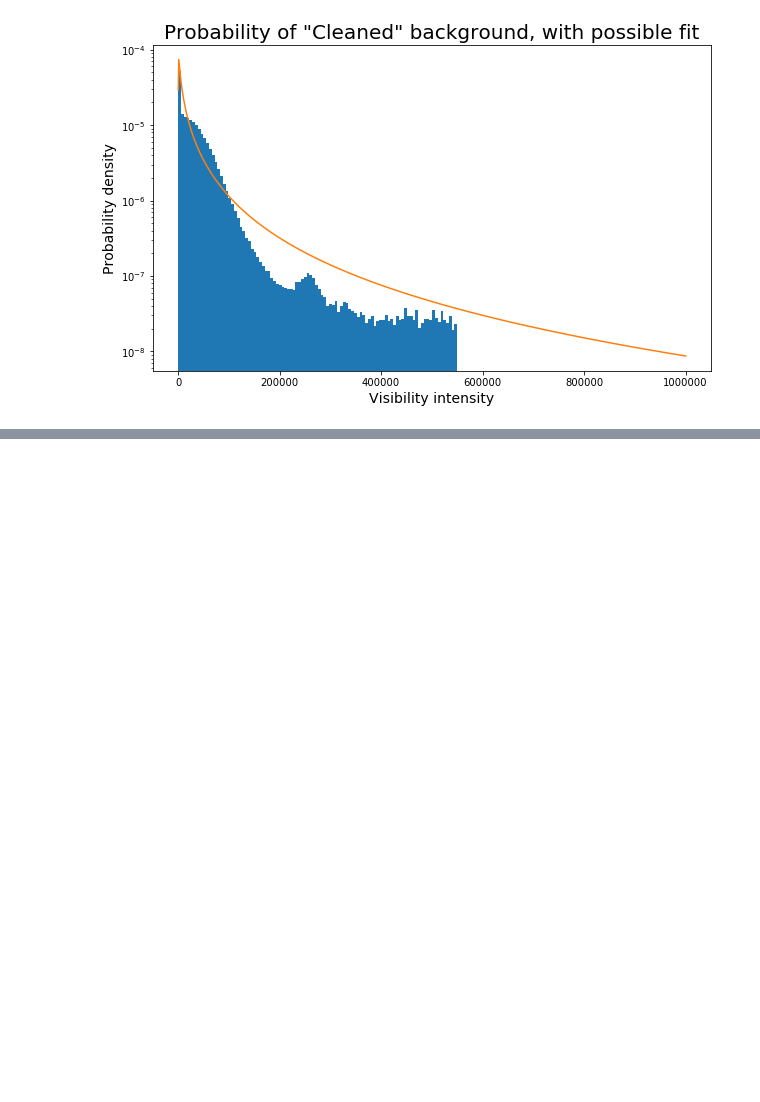
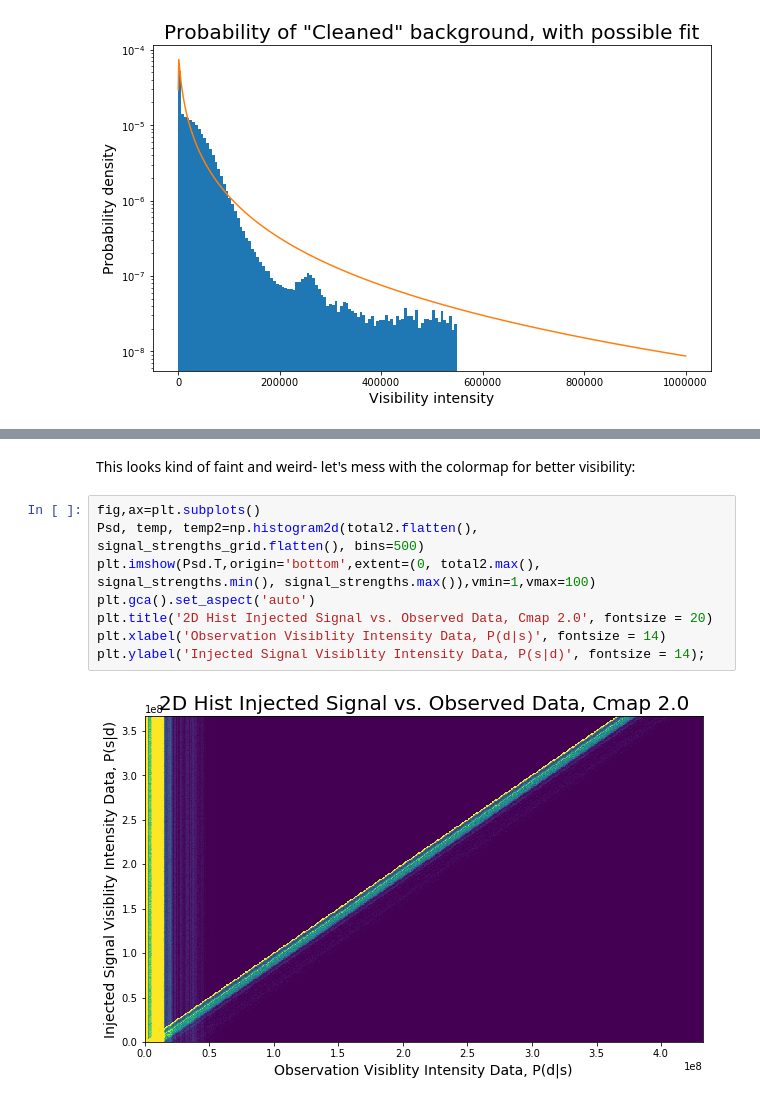
Before and after one commit to maria8ch/Phys434_BigData, a Jupyter notebook: Chernyavskaya_Report6.ipynb, the cells around one changed output, grey strips where cells are left out. Saved outputs shown, nothing was run; the diff lists cells and outputs as text; blank space fills up the shorter version.

```diff
--- a/Chernyavskaya_Report6.ipynb
+++ b/Chernyavskaya_Report6.ipynb
@@ -170,0 +157,12 @@ e) Because lognormal, not symmetric, should be biased and funky.
+# %% [markdown]
+This looks kind of faint and weird- let's mess with the colormap for better visibility:
+# %%
+fig,ax=plt.subplots()
+Psd, temp, temp2=np.histogram2d(total2.flatten(), signal_strengths_grid.flatten(), bins=500)
+plt.imshow(Psd.T,origin='bottom',extent=(0, total2.max(), signal_strengths.min(), signal_strengths.max()),vmin=1,vmax=100)
+plt.gca().set_aspect('auto')
+plt.title('2D Hist Injected Signal vs. Observed Data, Cmap 2.0', fontsize = 20)
+plt.xlabel('Observation Visiblity Intensity Data, P(d|s)', fontsize = 14)
+plt.ylabel('Injected Signal Visiblity Intensity Data, P(s|d)', fontsize = 14);
+# %% [output]
+[figure, added]
```
Also changed, not shown: parts of 28 cells of this notebook, 1 other file.
